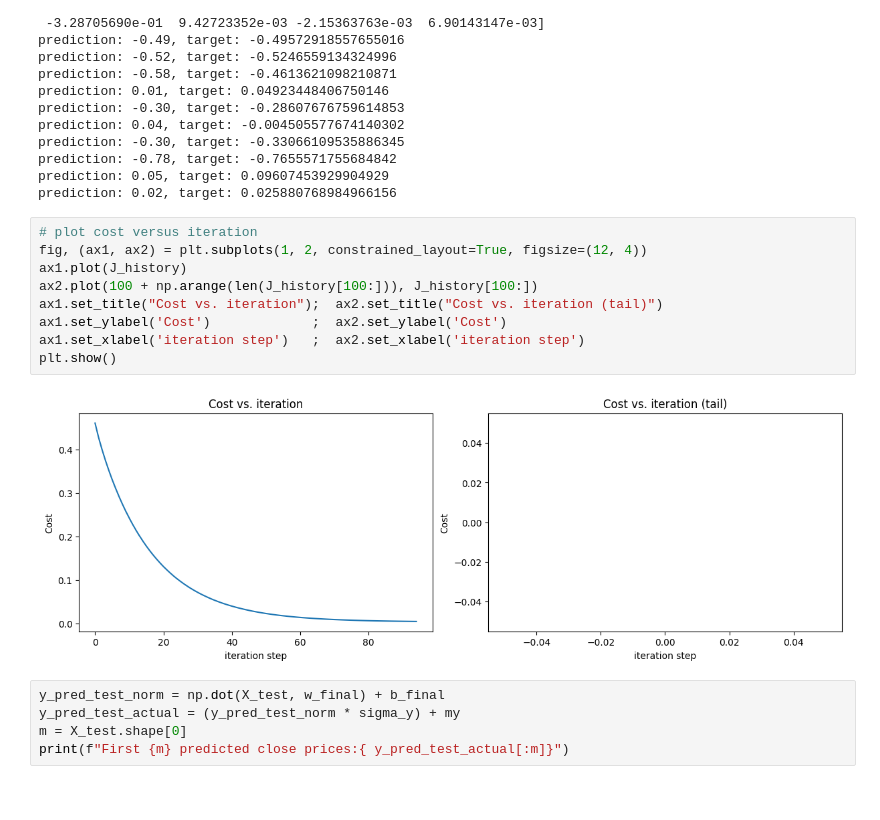
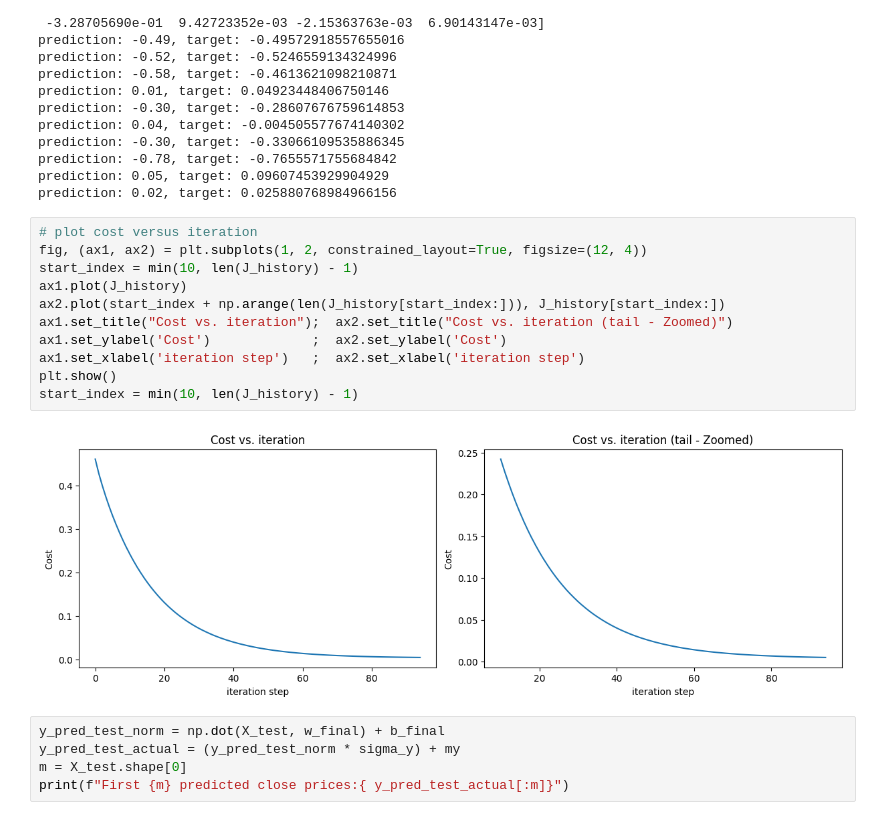
Before and after one commit to aparajaya18-star/ML-workbook, a Jupyter notebook: linear_regression.ipynb, the cells around one changed output. Saved outputs shown, nothing was run; the diff lists cells and outputs as text.

Commit message:
Fixed cost vs iteration (tail) plot bug

```diff
--- a/linear_regression.ipynb
+++ b/linear_regression.ipynb
@@ -166,14 +166,16 @@ prediction: 0.02, target: 0.025880768984966156
 # %%
 # plot cost versus iteration
 fig, (ax1, ax2) = plt.subplots(1, 2, constrained_layout=True, figsize=(12, 4))
+start_index = min(10, len(J_history) - 1)
 ax1.plot(J_history)
-ax2.plot(100 + np.arange(len(J_history[100:])), J_history[100:])
-ax1.set_title("Cost vs. iteration");  ax2.set_title("Cost vs. iteration (tail)")
+ax2.plot(start_index + np.arange(len(J_history[start_index:])), J_history[start_index:])
+ax1.set_title("Cost vs. iteration");  ax2.set_title("Cost vs. iteration (tail - Zoomed)")
 ax1.set_ylabel('Cost')             ;  ax2.set_ylabel('Cost')
 ax1.set_xlabel('iteration step')   ;  ax2.set_xlabel('iteration step')
 plt.show()
+start_index = min(10, len(J_history) - 1)
 # %% [output]
-[figure, old version]
+[figure, new version]
 # %%
 y_pred_test_norm = np.dot(X_test, w_final) + b_final
 y_pred_test_actual = (y_pred_test_norm * sigma_y) + my
```
